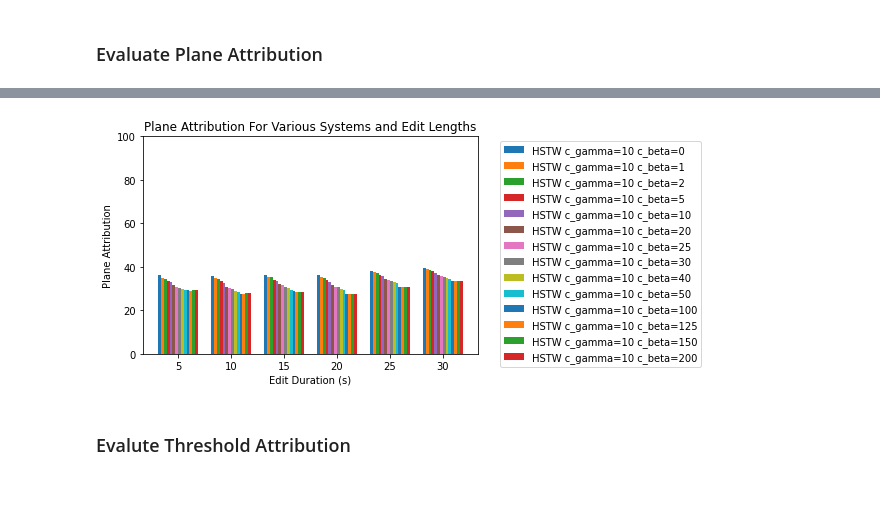
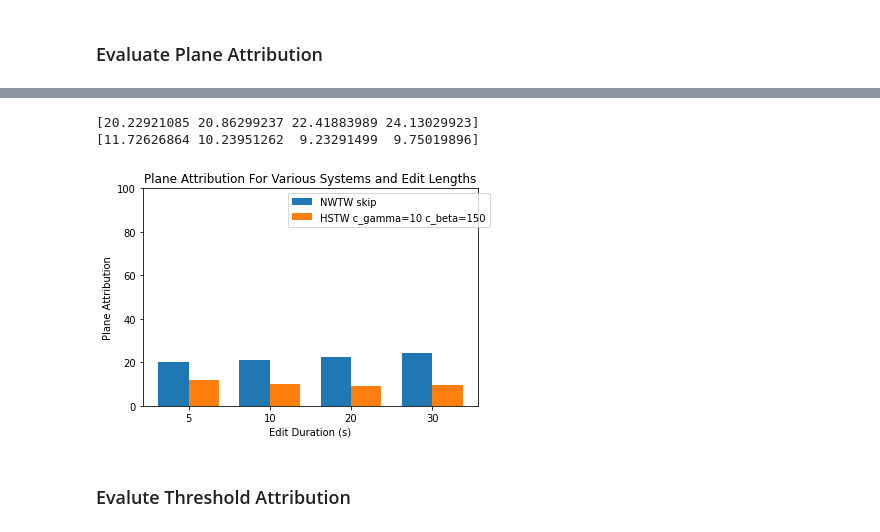
Before and after one commit to HMC-MIR/HSTW, a Jupyter notebook: 06_music_eval.ipynb, the cells around one changed output, grey strips where cells are left out. Saved outputs shown, nothing was run; the diff lists cells and outputs as text; code cells hidden in the pictures; blank space fills up the shorter version.

Commit message:
Clean up code for Music

```diff
--- a/06_music_eval.ipynb
+++ b/06_music_eval.ipynb
@@ -466,20 +332,0 @@ hstw_gamma_20_beta_20
-# %%
-timesToPlot = [5, 10, 15, 20, 25, 30]
-# betas = [1, 2, 5, 10, 15, 20]
-# savefile_names = ['hstw_gamma_20_beta_' + str(beta) + '.pkl' for beta in betas]
-# folder_names = ['hstw/gamma_20_beta_' + str(beta) for beta in betas]
-
-# systemsToPlot = ['dtw233', 'dtw111', 'nwtw_gamma_0.8']
-# legend = ["DTW,233", "DTW,111", "NWTW,0.8"]
-# systemsToPlot = ['nwtw_gamma_0.8', 'nwtw_gamma_1', 'nwtw_gamma_5', 'nwtw_gamma_10', 'nwtw_gamma_20']
-# legend = ['0.8', '1', '5', '10', '20']
-# systemsToPlot = ['nwtw_gamma_0.8']
-# legend = ['NWTW, gamma=0.8']
-# systemsToPlot = ['hstw_gamma_1_beta_0', 'hstw_gamma_2_beta_0', 'hstw_gamma_3_beta_0', 'hstw_gamma_4_beta_0', 'hstw_gamma_5_beta_0', 'hstw_gamma_6_beta_0']
-# systemsToPlot = ['hstw_gamma_20_beta_' + str(beta) for beta in betas]
-# legend = ["c_beta = " + str(beta) for beta in betas]
-cfg = cfg
-gammas = [8,10,15,20,25,30]
-systemsToPlot = ['hstw_gamma_'+str(gamma)+'_beta_0' for gamma in gammas]
-legend = ['c_gamma = ' + str(gamma) for gamma in gammas]
-plotAlignment(timesToPlot, systemsToPlot, legend, cfg, title="HSTW Alignment Error Rates")
@@ -630,15 +467,17 @@ def planeAttribToFPFN(paFile):
 allAttr = []
 for t in times:
     EXPERIMENTS_ROOT = '/home/cchang/ttmp/partial_match/%s/experiments/align_clean_to_%ss' % (cfg, t)
-    EVALUATIONS_ROOT = '/home/cchang/ttmp/partial_match/%s/evaluations/attribution/align_clean_to_%ss' % (cfg, t)
+    # CHANGE FOR PLANE/NOT PLANE
+    EVALUATIONS_ROOT = '/home/cchang/ttmp/partial_match/%s/evaluations/attribution_plane/align_clean_to_%ss' % (cfg, t)
 
     ts = '/home/cchang/ttmp/raw_data/partial_match/Chopin_Mazurkas_partial_match_%ss/replacement_ts.csv' % t
-    for i in range(len(savefile_names)):
+    start = time.time()
+
+    for i in range(len(savefile_names)-2, len(savefile_names)):
         savefile = EVALUATIONS_ROOT + "/" + savefile_names[i]
         hypdir = EXPERIMENTS_ROOT + "/" + folder_names[i]
         print(hypdir)
 
-        start = time.time()
-        attr = eval_attribution(hypdir, query_list, hop_sec, ts, savefile = savefile, scoring_collar = 0.1, planeAttrib=False)
+        attr = eval_attribution(hypdir, query_list, hop_sec, ts, savefile = savefile, scoring_collar = 0.1, planeAttrib=True)
         allAttr.append(attr)
-        print('Took ', time.time() - start)
+    print('Took ', time.time() - start)
@@ -678,12 +499,15 @@ def plotPlaneAttr(systemsToPlot, legend, timesToPlot=[5,10,15,20,25,30]):
 
     for i in range(numBars):
         plt.bar(x - width * (numBars / 2) + (i + 1/2) * width, planeAttr[:,i] * 100, width)
+        print(planeAttr[:,i] * 100)
 
     plt.ylim(0,100)
     plt.ylabel("Plane Attribution")
 
     plt.xlabel("Edit Duration (s)")
-    plt.xticks(x, times)
+    plt.xticks(x, timesToPlot)
 
     plt.legend(legend, bbox_to_anchor=(1.05, 1))
     plt.title("Plane Attribution For Various Systems and Edit Lengths")
+
+    return planeAttr
@@ -697,7 +514,10 @@ plotPlaneAttr(systemsToPlot, legend)
-# %%
-allbetas = [0,1,2,5,10,20,25,30,40,50,100,125,150,200]
-systemsToPlot = ['hstw_gamma_10_beta_%s.pkl'%b for b in allbetas]
-legend = ["HSTW c_gamma=10 c_beta=%s" %b for b in allbetas]
-plotPlaneAttr(systemsToPlot, legend)
-# %% [output]
-[figure, removed]
+# %%
+# test benchmark results ends fixed
+# allgammas = gammas
+systemsToPlot = ['nwtw_gamma_0.2.pkl', 'hstw_gamma_10_beta_150.pkl']
+legend = ["NWTW skip", "HSTW c_gamma=10 c_beta=150"]
+paaer_errs = plotPlaneAttr(systemsToPlot, legend, timesToPlot=times)
+# %% [output]
+[20.22921085 20.86299237 22.41883989 24.13029923]
+[11.72626864 10.23951262  9.23291499  9.75019896]
+[figure, added]
```
Also changed, not shown: parts of 39 cells of this notebook.
